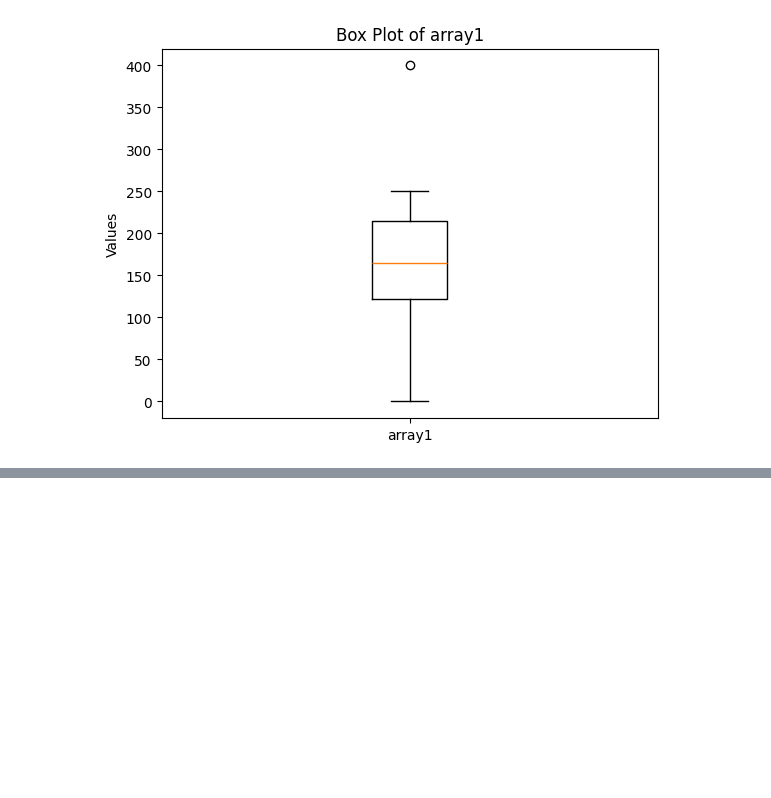
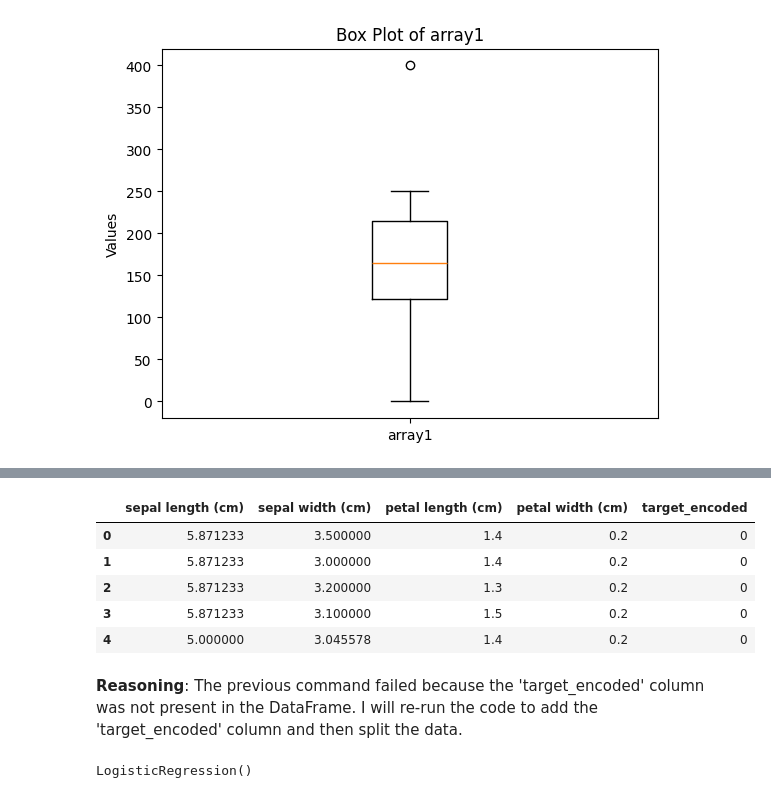
Before and after one commit to kaivalya18/machine-learning-lab, a Jupyter notebook: practical3.ipynb, the cells around one changed output, grey strips where cells are left out. Drawn from its saved outputs; the diff is of its cells as text; code cells hidden in the pictures; blank space fills up the shorter version.

```diff
--- a/practical3.ipynb
+++ b/practical3.ipynb
@@ -150,0 +165,12 @@ plt.show()
+# %%
+# Assuming the target variable is in a separate array 'iris.target'
+df['target_encoded'] = iris.target
+
+display(df.head())
+# %% [output]
+|  | sepal length (cm) | sepal width (cm) | petal length (cm) | petal width (cm) | target_encoded |
+| 0 | 5.871233 | 3.500000 | 1.4 | 0.2 | 0 |
+| 1 | 5.871233 | 3.000000 | 1.4 | 0.2 | 0 |
+| 2 | 5.871233 | 3.200000 | 1.3 | 0.2 | 0 |
+| 3 | 5.871233 | 3.100000 | 1.5 | 0.2 | 0 |
+| 4 | 5.000000 | 3.045578 | 1.4 | 0.2 | 0 |
@@ -150,0 +184,3 @@ plt.show()
+# %% [markdown]
+**Reasoning**:
+The previous command failed because the 'target_encoded' column was not present in the DataFrame. I will re-run the code to add the 'target_encoded' column and then split the data.
@@ -150,0 +199,4 @@ plt.show()
+# %%
+model.fit(X_train, y_train)
+# %% [output]
+LogisticRegression()
```
Also changed, not shown: parts of 9 cells of this notebook.
